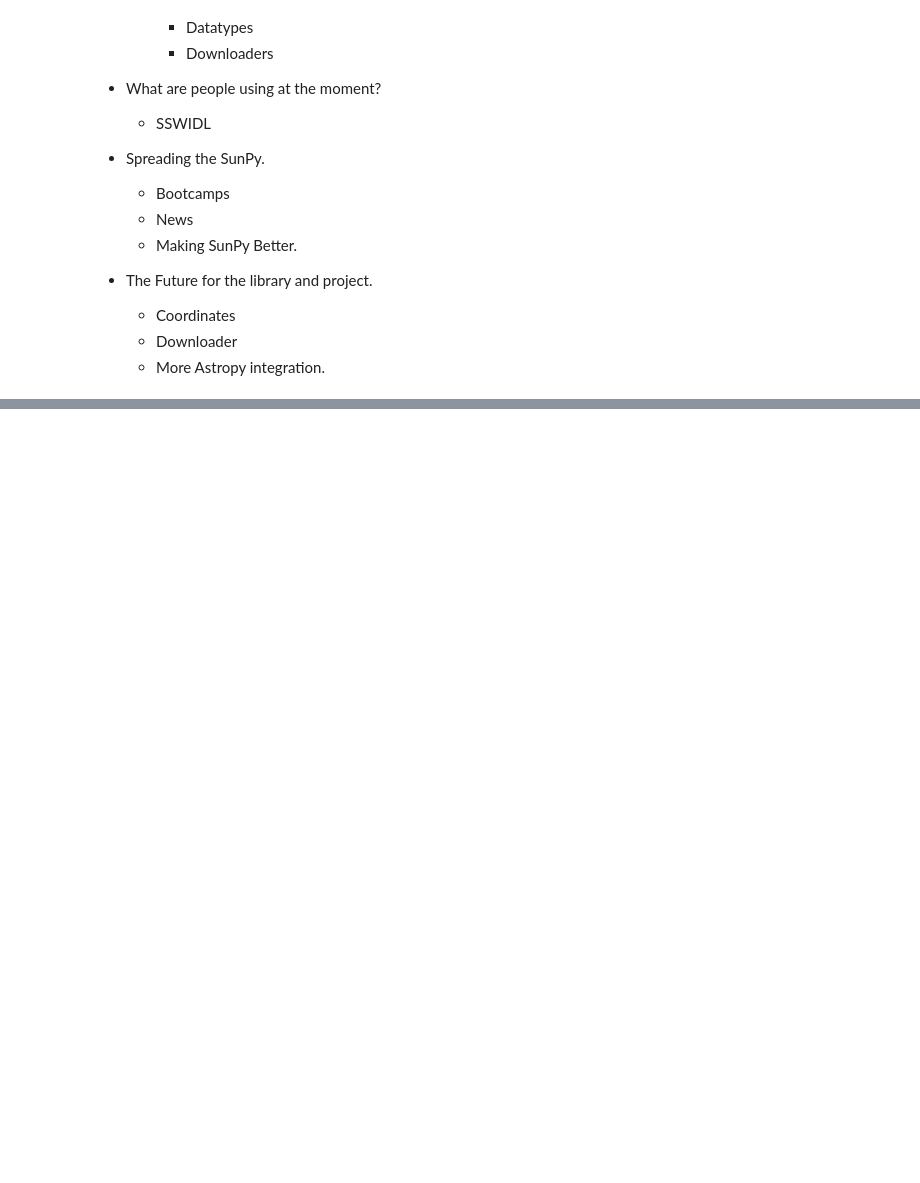
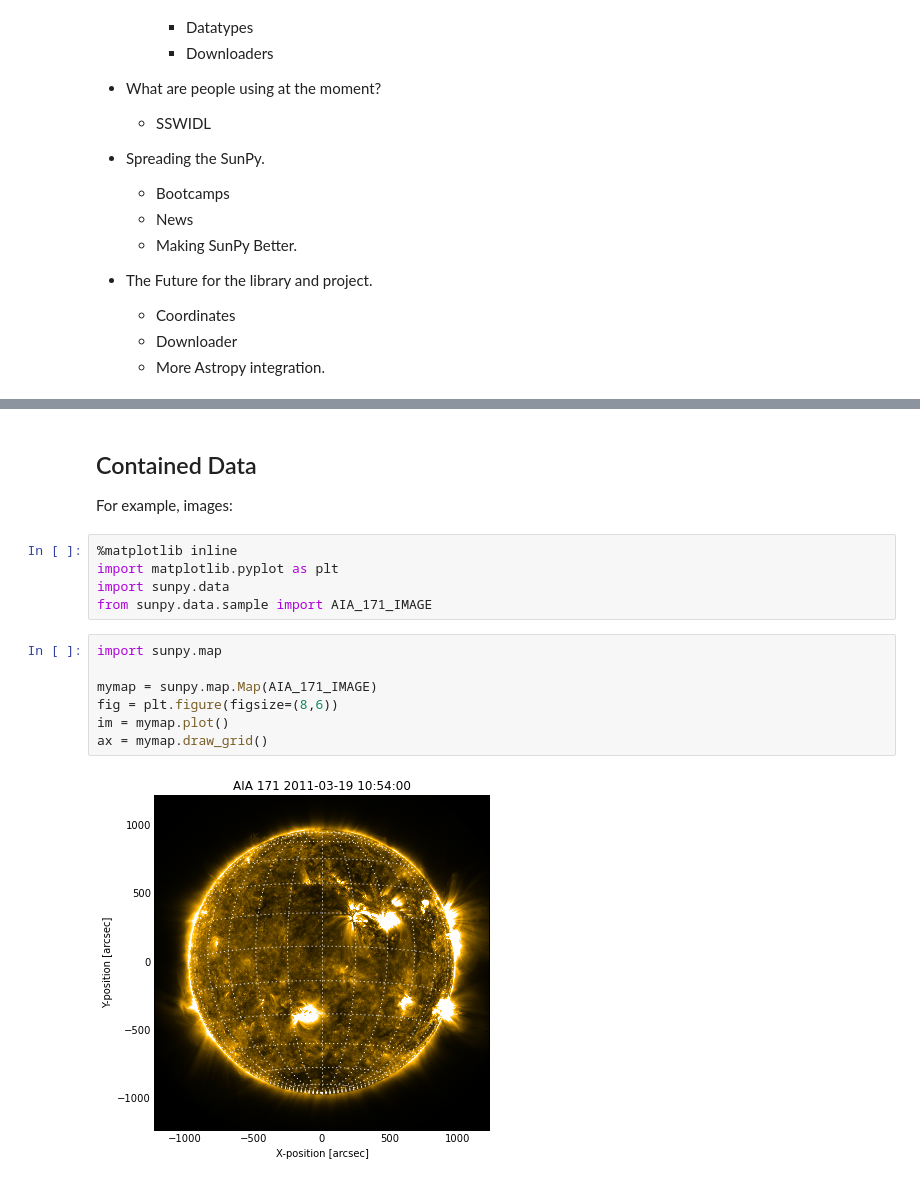
Before and after one commit to dpshelio/pia-sunpy-talk, a Jupyter notebook: SunPy - Python for Solar Physics.ipynb, the cells around one changed output, grey strips where cells are left out. Cells and saved outputs as stored; diff of their text form; blank space fills up the shorter version.

Commit message:
Added sunpy intro section

```diff
--- a/SunPy - Python for Solar Physics.ipynb
+++ b/SunPy - Python for Solar Physics.ipynb
@@ -98,0 +122,18 @@ right
+# %% [markdown]
+## Contained Data
+
+For example, images:
+# %%
+%matplotlib inline
+import matplotlib.pyplot as plt
+import sunpy.data
+from sunpy.data.sample import AIA_171_IMAGE
+# %%
+import sunpy.map
+
+mymap = sunpy.map.Map(AIA_171_IMAGE)
+fig = plt.figure(figsize=(8,6))
+im = mymap.plot()
+ax = mymap.draw_grid()
+# %% [output]
+[figure, added]
```
Also changed, not shown: parts of 12 cells of this notebook, 2 other files.
